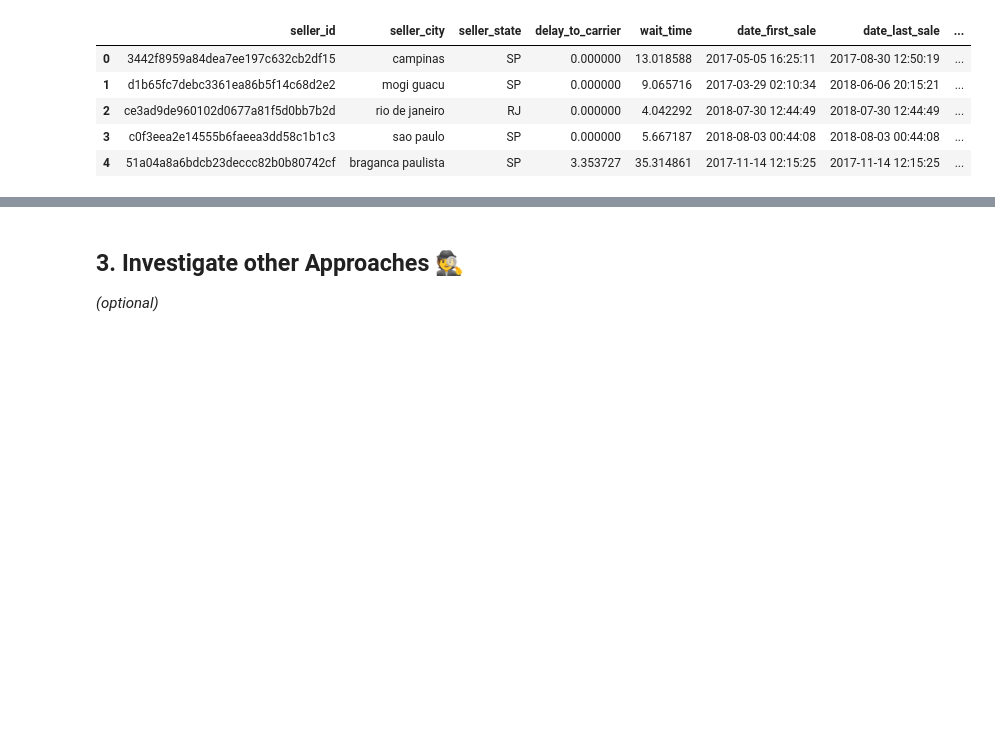
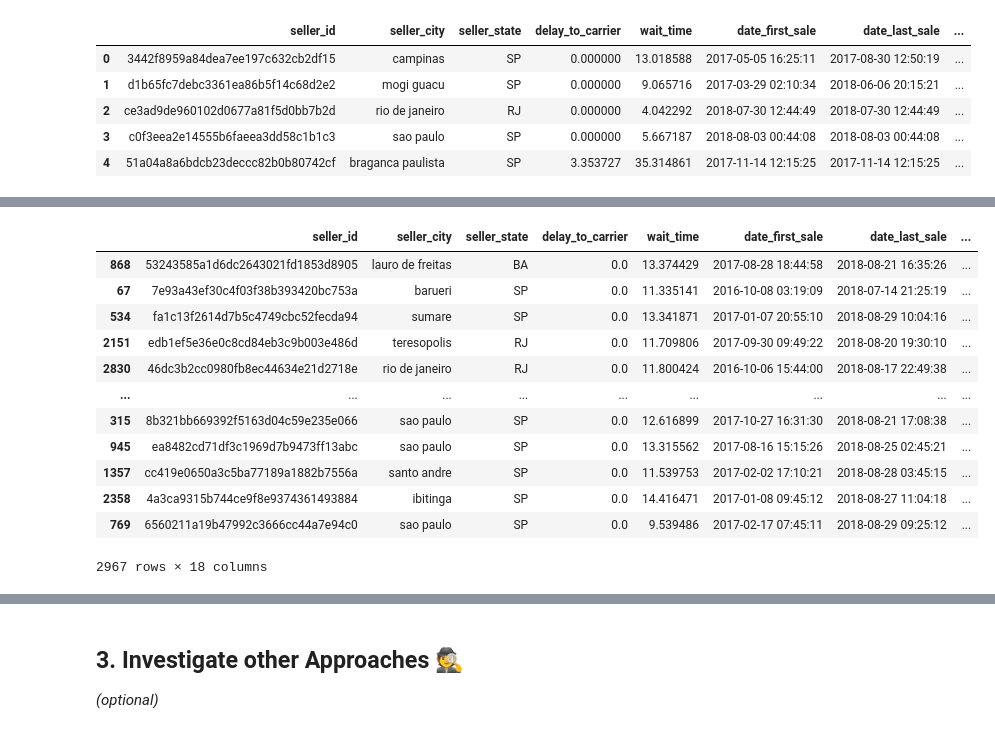
Before and after one commit to MonicaVenzor/data-recap_ceo_request, a Jupyter notebook: ceo_request.ipynb, the cells around one changed output, grey strips where cells are left out. Drawn from its saved outputs; the diff is of its cells as text; code cells hidden in the pictures; blank space fills up the shorter version.

```diff
--- a/ceo_request.ipynb
+++ b/ceo_request.ipynb
@@ -339,4 +312,18 @@ sellers_data
 # %%
 sellers_data = training_set.copy()
-sellers_data = sellers_data.sort_values(by='profits', ascending=False).reset_index(drop=True)[['profits', 'n_orders', 'revenues']]
+sellers_data = sellers_data.sort_values(by='profits', ascending=False)
 sellers_data
+# %% [output]
+|  | seller_id | seller_city | seller_state | delay_to_carrier | wait_time | date_first_sale | date_last_sale | ... |
+| 868 | 53243585a1d6dc2643021fd1853d8905 | lauro de freitas | BA | 0.0 | 13.374429 | 2017-08-28 18:44:58 | 2018-08-21 16:35:26 | ... |
+| 67 | 7e93a43ef30c4f03f38b393420bc753a | barueri | SP | 0.0 | 11.335141 | 2016-10-08 03:19:09 | 2018-07-14 21:25:19 | ... |
+| 534 | fa1c13f2614d7b5c4749cbc52fecda94 | sumare | SP | 0.0 | 13.341871 | 2017-01-07 20:55:10 | 2018-08-29 10:04:16 | ... |
+| 2151 | edb1ef5e36e0c8cd84eb3c9b003e486d | teresopolis | RJ | 0.0 | 11.709806 | 2017-09-30 09:49:22 | 2018-08-20 19:30:10 | ... |
+| 2830 | 46dc3b2cc0980fb8ec44634e21d2718e | rio de janeiro | RJ | 0.0 | 11.800424 | 2016-10-06 15:44:00 | 2018-08-17 22:49:38 | ... |
+| ... | ... | ... | ... | ... | ... | ... | ... | ... |
+| 315 | 8b321bb669392f5163d04c59e235e066 | sao paulo | SP | 0.0 | 12.616899 | 2017-10-27 16:31:30 | 2018-08-21 17:08:38 | ... |
+| 945 | ea8482cd71df3c1969d7b9473ff13abc | sao paulo | SP | 0.0 | 13.315562 | 2017-08-16 15:15:26 | 2018-08-25 02:45:21 | ... |
+| 1357 | cc419e0650a3c5ba77189a1882b7556a | santo andre | SP | 0.0 | 11.539753 | 2017-02-02 17:10:21 | 2018-08-28 03:45:15 | ... |
+| 2358 | 4a3ca9315b744ce9f8e9374361493884 | ibitinga | SP | 0.0 | 14.416471 | 2017-01-08 09:45:12 | 2018-08-27 11:04:18 | ... |
+| 769 | 6560211a19b47992c3666cc44a7e94c0 | sao paulo | SP | 0.0 | 9.539486 | 2017-02-17 07:45:11 | 2018-08-29 09:25:12 | ... |
+2967 rows × 18 columns
```
Also changed, not shown: parts of 17 cells of this notebook.
